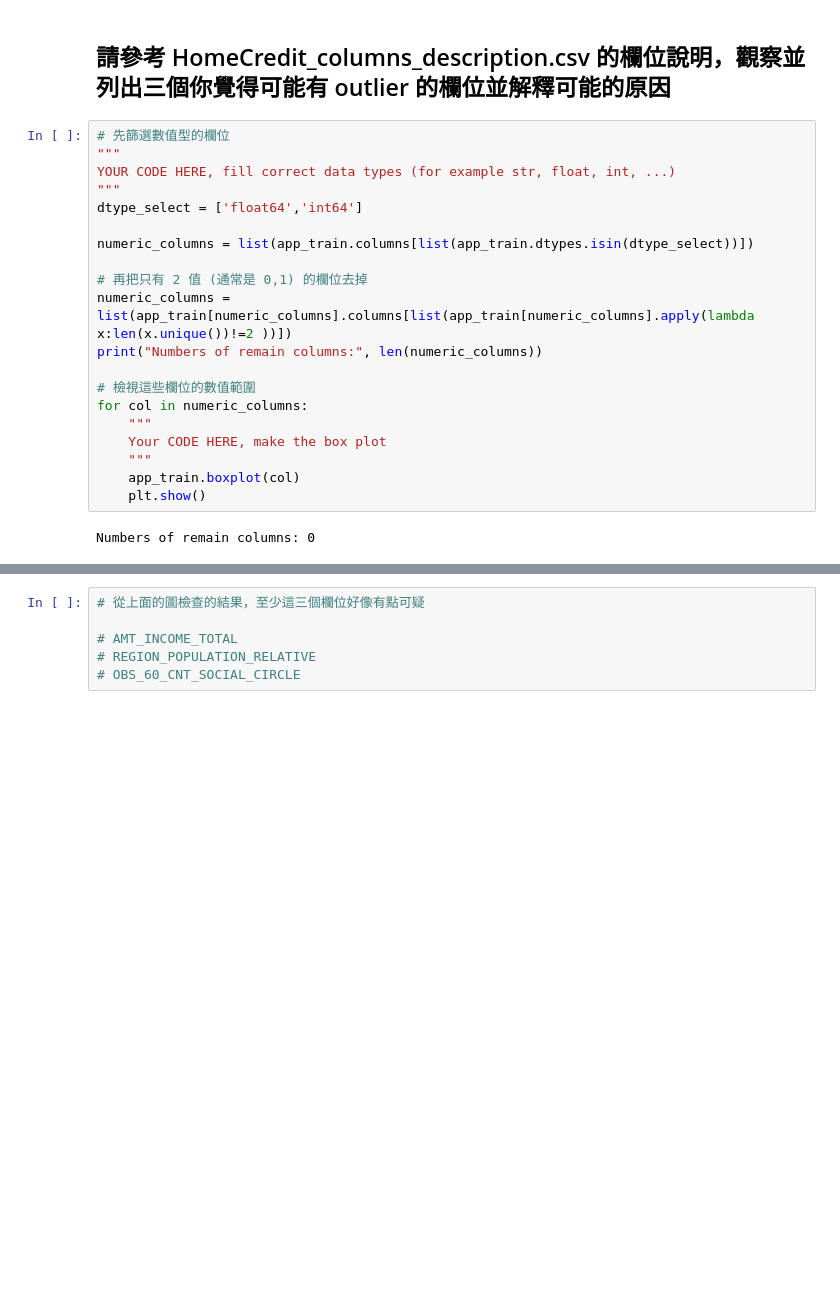
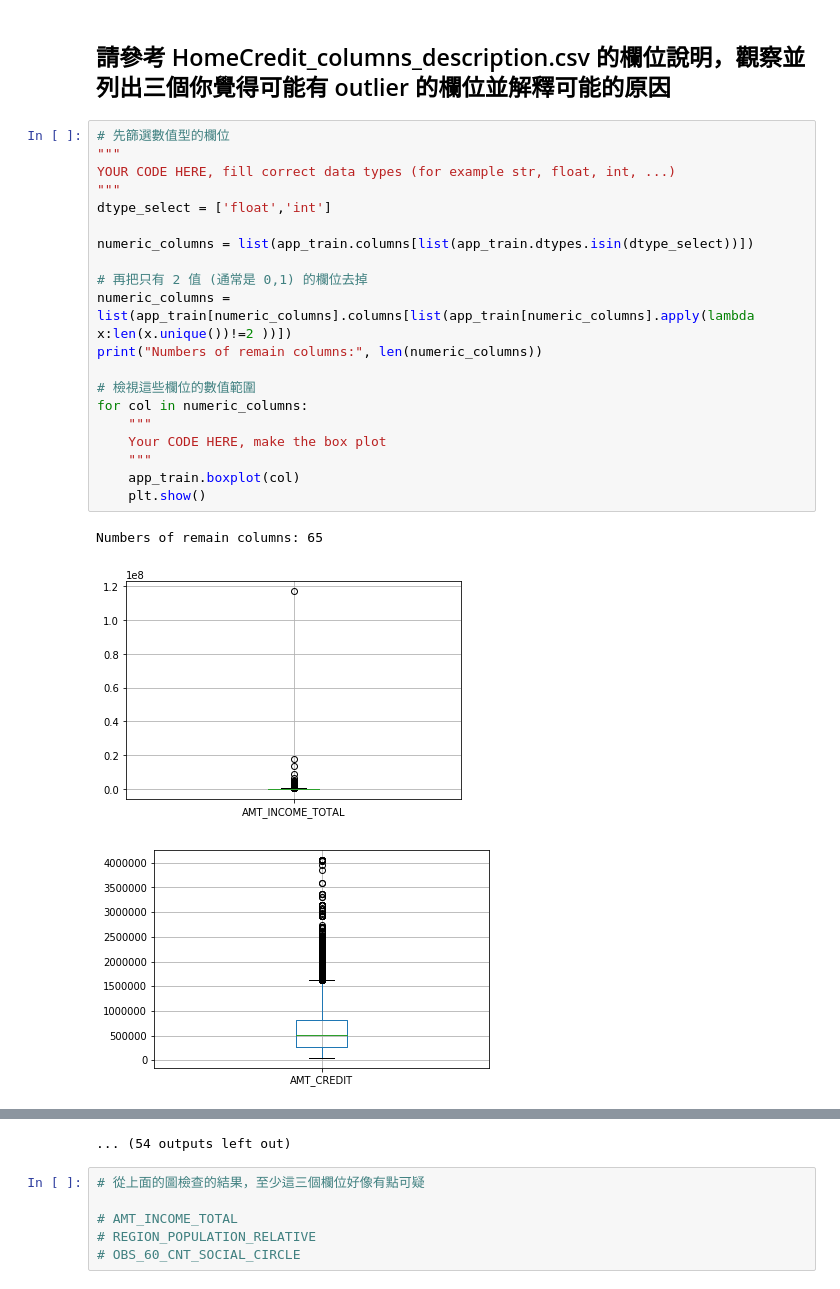
Before and after one commit to bettysmilehahaha/4th-ML100Days, a Jupyter notebook: homework/Day_009_HW.ipynb, the cells around one changed output, grey strips where cells are left out. Cells and saved outputs as stored; diff of their text form; blank space fills up the shorter version.

```diff
--- a/homework/Day_009_HW.ipynb
+++ b/homework/Day_009_HW.ipynb
@@ -40,22 +40,24 @@ Path of read in data: C:\Users\林筱芙\Desktop\jupyter workspace\application_t
 # %%
 # 先篩選數值型的欄位
 """
 YOUR CODE HERE, fill correct data types (for example str, float, int, ...)
 """
-dtype_select = ['float64','int64']
+dtype_select = ['float','int']
 
 numeric_columns = list(app_train.columns[list(app_train.dtypes.isin(dtype_select))])
 
 # 再把只有 2 值 (通常是 0,1) 的欄位去掉
 numeric_columns = list(app_train[numeric_columns].columns[list(app_train[numeric_columns].apply(lambda x:len(x.unique())!=2 ))])
 print("Numbers of remain columns:", len(numeric_columns))
 
 # 檢視這些欄位的數值範圍
 for col in numeric_columns:
     """
     Your CODE HERE, make the box plot
     """
     app_train.boxplot(col)
     plt.show()
 # %% [output]
-Numbers of remain columns: 0
+Numbers of remain columns: 65
+[figure, added]
+[figure, added]
@@ -62,3 +73,4 @@ Numbers of remain columns: 0
+... (54 outputs left out)
 # %%
 # 從上面的圖檢查的結果，至少這三個欄位好像有點可疑
 
```
Also changed, not shown: parts of 1 cell of this notebook.
